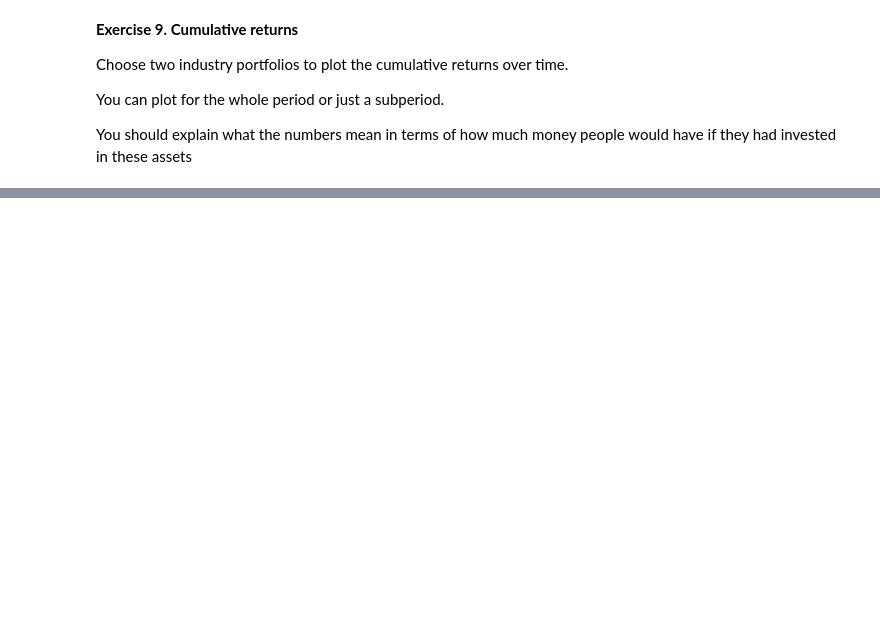
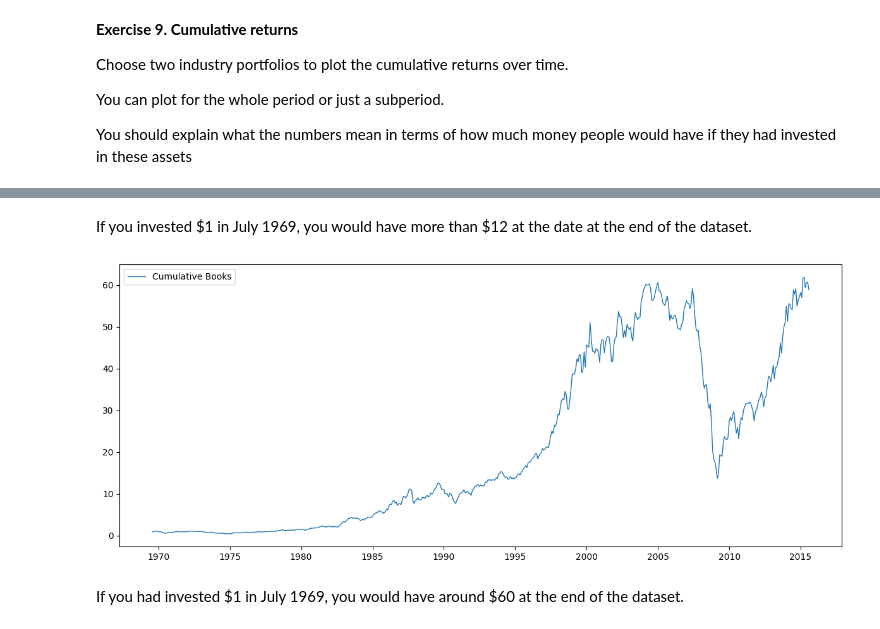
Before and after one commit to SnazzyBeatle115/UG54, a Jupyter notebook: chapters/Assignments/Assignment2.ipynb, the cells around one changed output, grey strips where cells are left out. Cells and saved outputs as stored; diff of their text form; code cells hidden in the pictures; blank space fills up the shorter version.

```diff
--- a/chapters/Assignments/Assignment2.ipynb
+++ b/chapters/Assignments/Assignment2.ipynb
@@ -343,0 +392,17 @@ You should explain what the numbers mean in terms of how much money people would
+# %% [markdown]
+If you invested \$1 in July 1969, you would have more than $12 at the date at the end of the dataset.
+# %%
+fig, ax = plt.subplots(figsize=(12,5))
+
+cum_books = (1 + df_inde['Books']/100 + df_inde['RF']/100).cumprod()
+
+
+ax.plot(df_inde.index, cum_books, label = "Cumulative Books", linewidth = 1)
+
+
+ax.legend()
+plt.tight_layout()
+# %% [output]
+[figure, added]
+# %% [markdown]
+If you had invested \$1 in July 1969, you would have around $60 at the end of the dataset.
```
Also changed, not shown: parts of 7 cells of this notebook.
